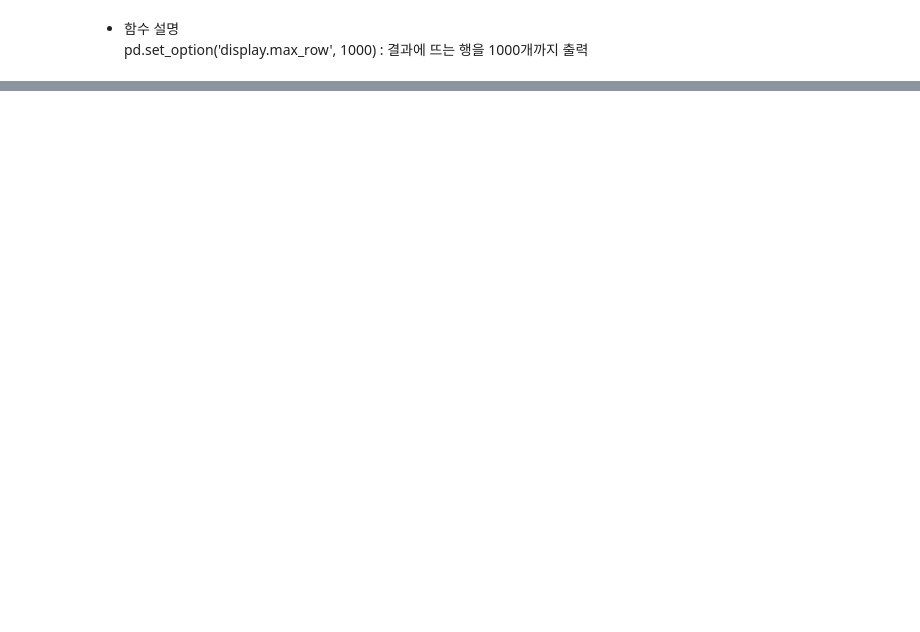
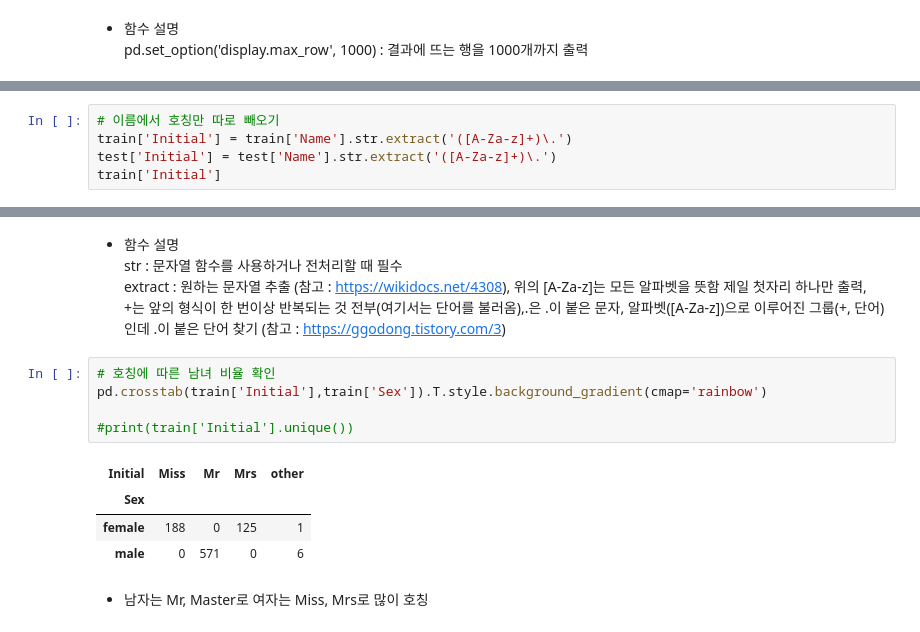
Before and after one commit to Jay-Jun123/Kaggle, a Jupyter notebook: copycode.ipynb, the cells around one changed output, grey strips where cells are left out. Cells and saved outputs as stored; diff of their text form; blank space fills up the shorter version.

```diff
--- a/copycode.ipynb
+++ b/copycode.ipynb
@@ -598,0 +587,5 @@ pd.set_option('display.max_row', 1000) : 결과에 뜨는 행을 1000개까지
+# %%
+# 이름에서 호칭만 따로 빼오기
+train['Initial'] = train['Name'].str.extract('([A-Za-z]+)\.')
+test['Initial'] = test['Name'].str.extract('([A-Za-z]+)\.')
+train['Initial']
@@ -598,0 +605,16 @@ pd.set_option('display.max_row', 1000) : 결과에 뜨는 행을 1000개까지
+# %% [markdown]
+- 함수 설명
+str : 문자열 함수를 사용하거나 전처리할 때 필수
+extract : 원하는 문자열 추출 (참고 : https://wikidocs.net/4308), 위의 [A-Za-z]는 모든 알파벳을 뜻함 제일 첫자리 하나만 출력, +는 앞의 형식이 한 번이상 반복되는 것 전부(여기서는 단어를 불러옴),\.은 .이 붙은 문자, 알파벳([A-Za-z])으로 이루어진 그룹(+, 단어)인데 .이 붙은 단어 찾기 (참고 : https://ggodong.tistory.com/3)
+# %%
+# 호칭에 따른 남녀 비율 확인
+pd.crosstab(train['Initial'],train['Sex']).T.style.background_gradient(cmap='rainbow')
+
+#print(train['Initial'].unique())
+# %% [output]
+| Initial | Miss | Mr | Mrs | other |
+| Sex |  |  |  |  |
+| female | 188 | 0 | 125 | 1 |
+| male | 0 | 571 | 0 | 6 |
+# %% [markdown]
+- 남자는 Mr, Master로 여자는 Miss, Mrs로 많이 호칭
```
Also changed, not shown: parts of 17 cells of this notebook.
